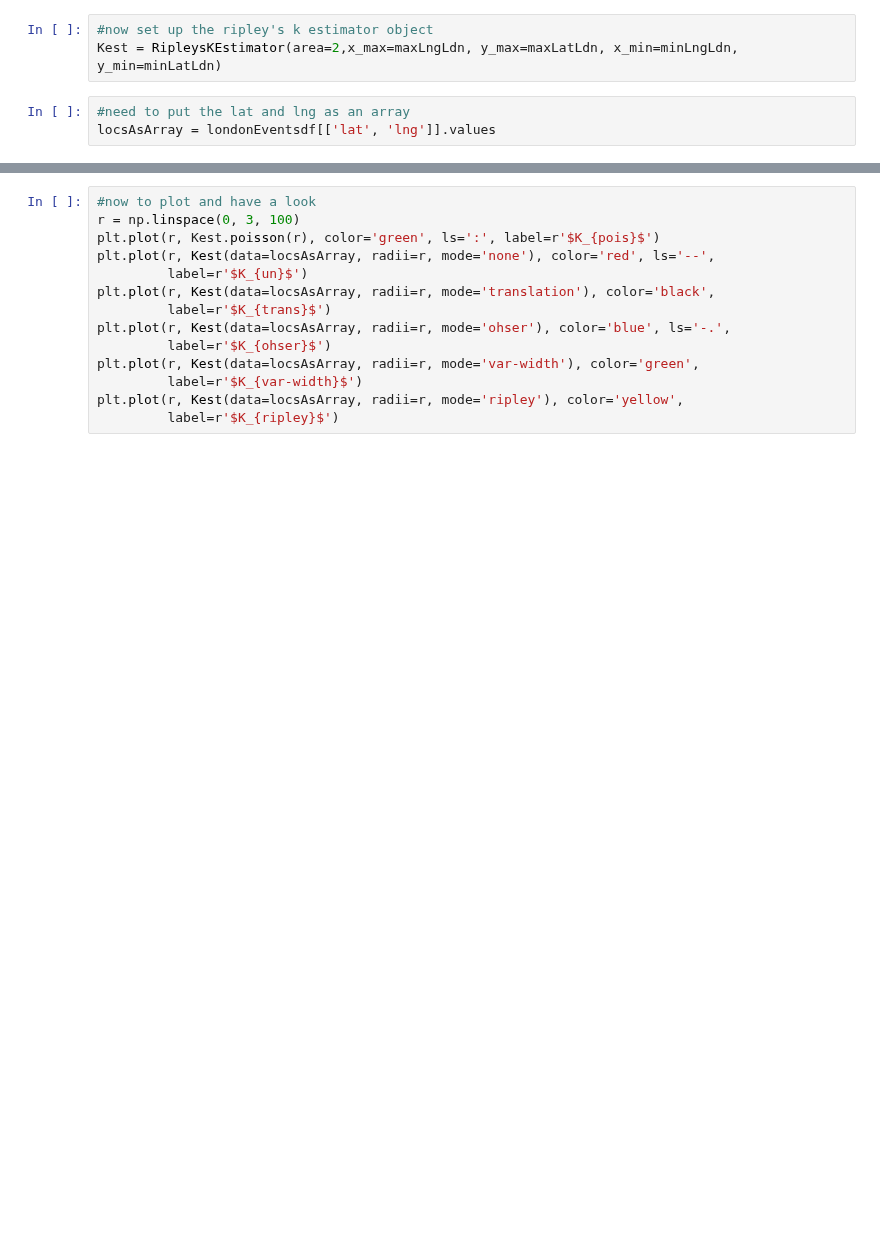
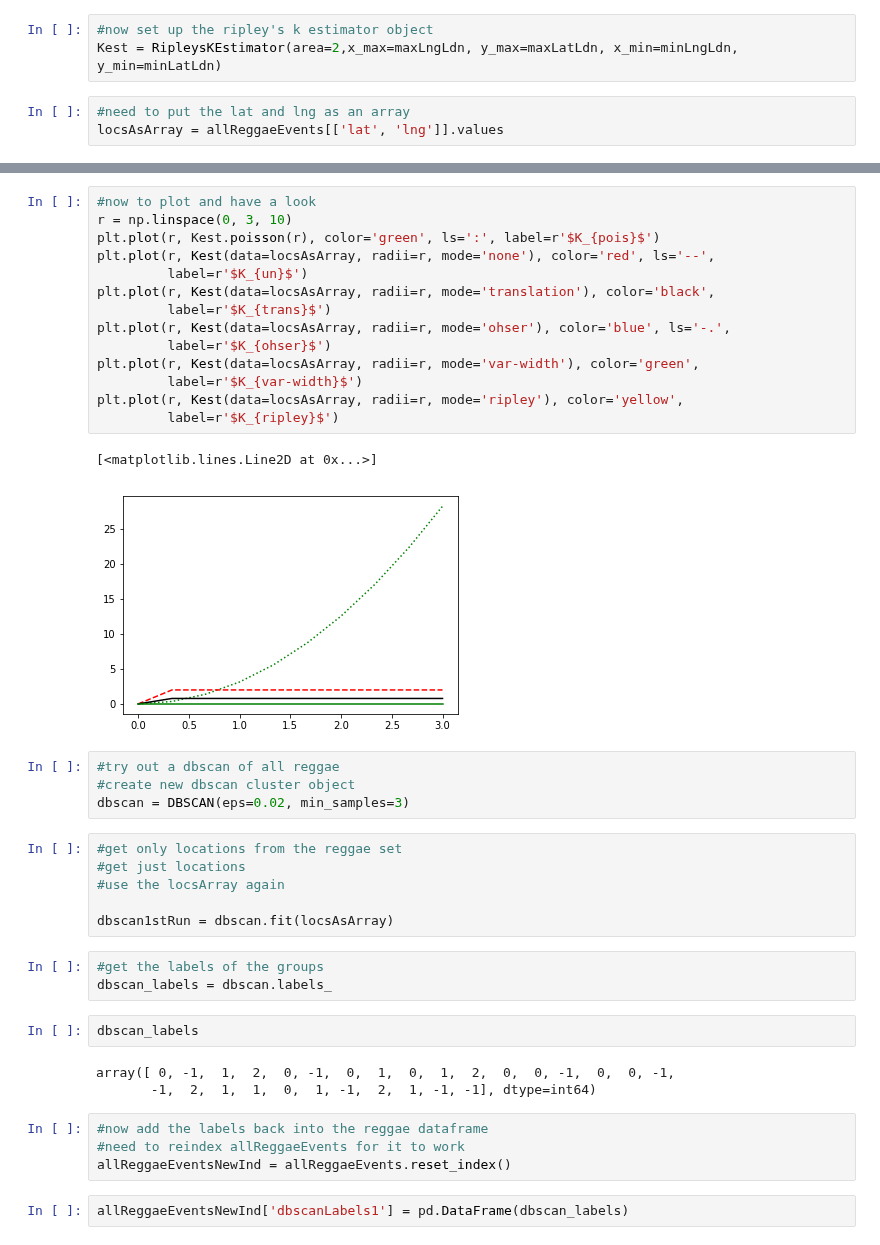
Before and after one commit to CityBlender/data-analysis, a Jupyter notebook: Alfie MongoDB try.ipynb, the cells around one changed output, grey strips where cells are left out. Cells and saved outputs as stored; diff of their text form; blank space fills up the shorter version.

Commit message:
Now with added reindexing

```diff
--- a/Alfie MongoDB try.ipynb
+++ b/Alfie MongoDB try.ipynb
@@ -174,7 +174,7 @@ print(maxLngLdn)
 Kest = RipleysKEstimator(area=2,x_max=maxLngLdn, y_max=maxLatLdn, x_min=minLngLdn, y_min=minLatLdn)
 # %%
 #need to put the lat and lng as an array
-locsAsArray = londonEventsdf[['lat', 'lng']].values
+locsAsArray = allReggaeEvents[['lat', 'lng']].values
 # %%
 locsAsArray
 # %% [output]
@@ -188,14 +198,41 @@ array([[51.5429551, -0.1491962],
 # %%
 #now to plot and have a look
-r = np.linspace(0, 3, 100)
+r = np.linspace(0, 3, 10)
 plt.plot(r, Kest.poisson(r), color='green', ls=':', label=r'$K_{pois}$')
 plt.plot(r, Kest(data=locsAsArray, radii=r, mode='none'), color='red', ls='--',
          label=r'$K_{un}$')
 plt.plot(r, Kest(data=locsAsArray, radii=r, mode='translation'), color='black',
          label=r'$K_{trans}$')
 plt.plot(r, Kest(data=locsAsArray, radii=r, mode='ohser'), color='blue', ls='-.',
          label=r'$K_{ohser}$')
 plt.plot(r, Kest(data=locsAsArray, radii=r, mode='var-width'), color='green',
          label=r'$K_{var-width}$')
 plt.plot(r, Kest(data=locsAsArray, radii=r, mode='ripley'), color='yellow',
          label=r'$K_{ripley}$')
+# %% [output]
+[<matplotlib.lines.Line2D at 0x...>]
+[figure, added]
+# %%
+#try out a dbscan of all reggae
+#create new dbscan cluster object
+dbscan = DBSCAN(eps=0.02, min_samples=3)
+# %%
+#get only locations from the reggae set
+#get just locations
+#use the locsArray again
+
+dbscan1stRun = dbscan.fit(locsAsArray)
+# %%
+#get the labels of the groups
+dbscan_labels = dbscan.labels_
+# %%
+dbscan_labels
+# %% [output]
+array([ 0, -1,  1,  2,  0, -1,  0,  1,  0,  1,  2,  0,  0, -1,  0,  0, -1,
+       -1,  2,  1,  1,  0,  1, -1,  2,  1, -1, -1], dtype=int64)
+# %%
+#now add the labels back into the reggae dataframe
+#need to reindex allReggaeEvents for it to work
+allReggaeEventsNewInd = allReggaeEvents.reset_index()
+# %%
+allReggaeEventsNewInd['dbscanLabels1'] = pd.DataFrame(dbscan_labels)
```
Also changed, not shown: parts of 3 cells of this notebook.
